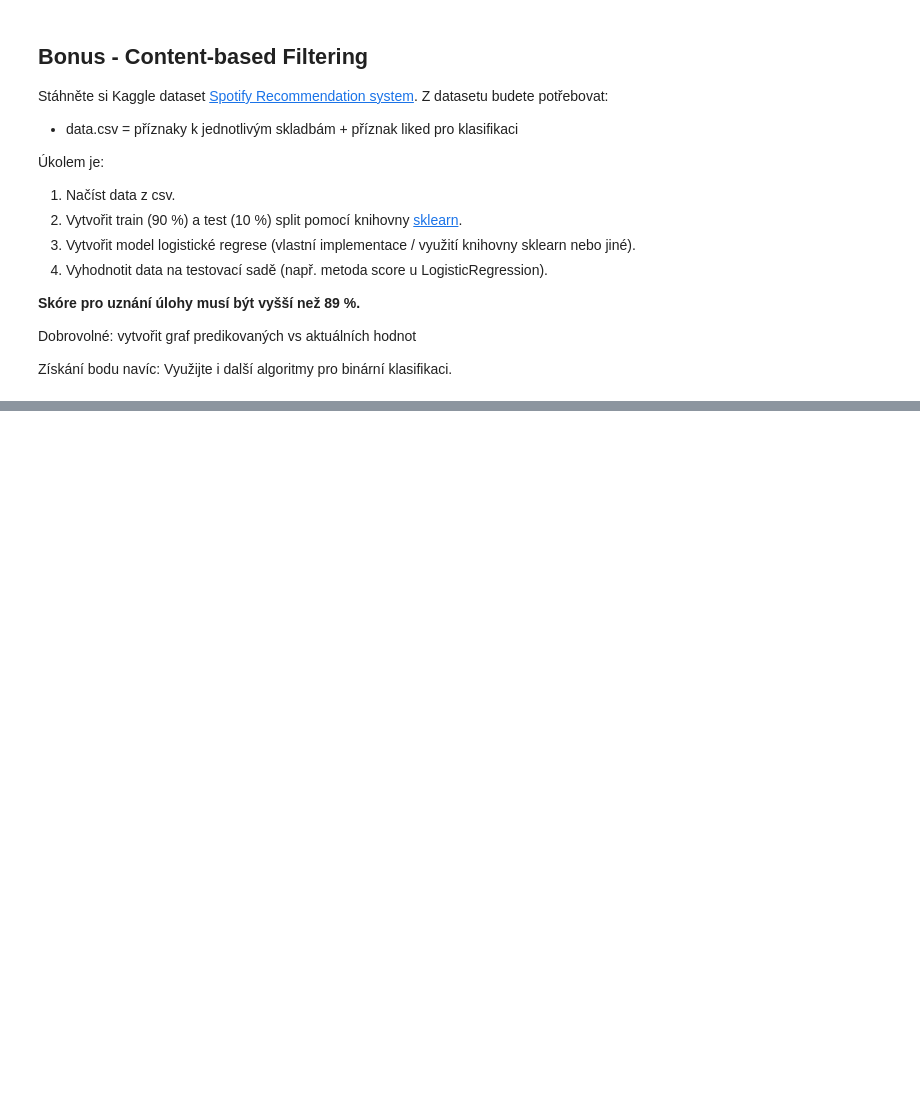
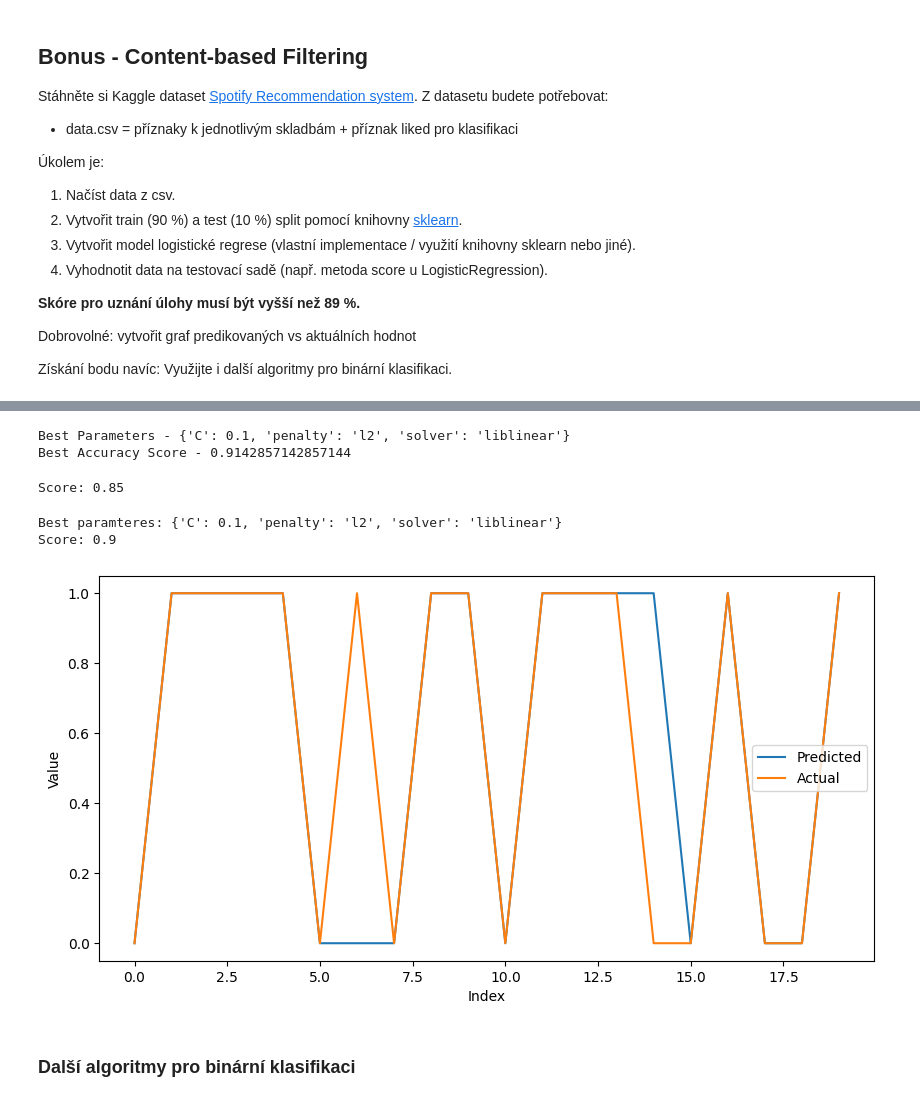
Before and after one commit to elPytel/MVD-Metody_vytezovani_dat, a Jupyter notebook: cviceni/cv11/MVD 11. cvičení.ipynb, the cells around one changed output, grey strips where cells are left out. Saved outputs shown, nothing was run; the diff lists cells and outputs as text; code cells hidden in the pictures; blank space fills up the shorter version.

```diff
--- a/cviceni/cv11/MVD 11. cvičení.ipynb
+++ b/cviceni/cv11/MVD 11. cvičení.ipynb
@@ -73,0 +90,4 @@ Získání bodu navíc: Využijte i další algoritmy pro binární klasifikaci.
+# %%
+# načtení dat z csv souboru
+df = pd.read_csv("data/data.csv", sep=",")
+df
@@ -73,0 +108,56 @@ Získání bodu navíc: Využijte i další algoritmy pro binární klasifikaci.
+# %%
+# filter out the feature variables
+X = df.iloc[:,:-1]
+
+# define the standard scaler to scale the values in the dataframe
+scaler = StandardScaler()
+X = scaler.fit_transform(X)
+
+# filter out the label variable
+y = df.iloc[:,-1]
+
+# splitting the dataset according to the selected test_size.
+X_train, X_test, y_train, y_test = train_test_split(X, y, test_size=0.1, random_state=42)
+# %%
+# penalty{‘l1’, ‘l2’, ‘elasticnet’, None}, default=’l2’
+# solver{‘lbfgs’, ‘liblinear’, ‘newton-cg’, ‘newton-cholesky’, ‘sag’, ‘saga’}, default=’lbfgs’
+
+lr_clf = LogisticRegression()
+param_grid_lr = {'C': [0.01, 0.1, 1, 10, 100],
+              'penalty': ['l1', 'l2', 'elasticnet', None],
+              'solver': ['liblinear', 'saga']
+            }
+
+grid_search = GridSearchCV(lr_clf, param_grid_lr, cv=5)
+grid_search.fit(X_train, y_train)
+
+print('Best Parameters -', grid_search.best_params_)
+print('Best Accuracy Score -', grid_search.best_score_)
+# %% [output]
+Best Parameters - {'C': 0.1, 'penalty': 'l2', 'solver': 'liblinear'}
+Best Accuracy Score - 0.9142857142857144
+# %%
+model = LogisticRegression().fit(X_train, y_train)
+print("Score:", model.score(X_test, y_test))
+# %% [output]
+Score: 0.85
+# %%
+print("Best paramteres:", grid_search.best_params_)
+model = LogisticRegression(**grid_search.best_params_).fit(X_train, y_train)
+print("Score:", model.score(X_test, y_test))
+# %% [output]
+Best paramteres: {'C': 0.1, 'penalty': 'l2', 'solver': 'liblinear'}
+Score: 0.9
+# %%
+# plot test predictions vs actual values
+plt.figure(figsize=(10,5))
+plt.xlabel("Index")
+plt.ylabel("Value")
+plt.plot(model.predict(X_test), label="Predicted")
+plt.plot(y_test.values, label="Actual")
+plt.legend()
+plt.show()
+# %% [output]
+[figure, added]
+# %% [markdown]
+### Další algoritmy pro binární klasifikaci
```
Also changed, not shown: parts of 7 cells of this notebook, 1 other file.
